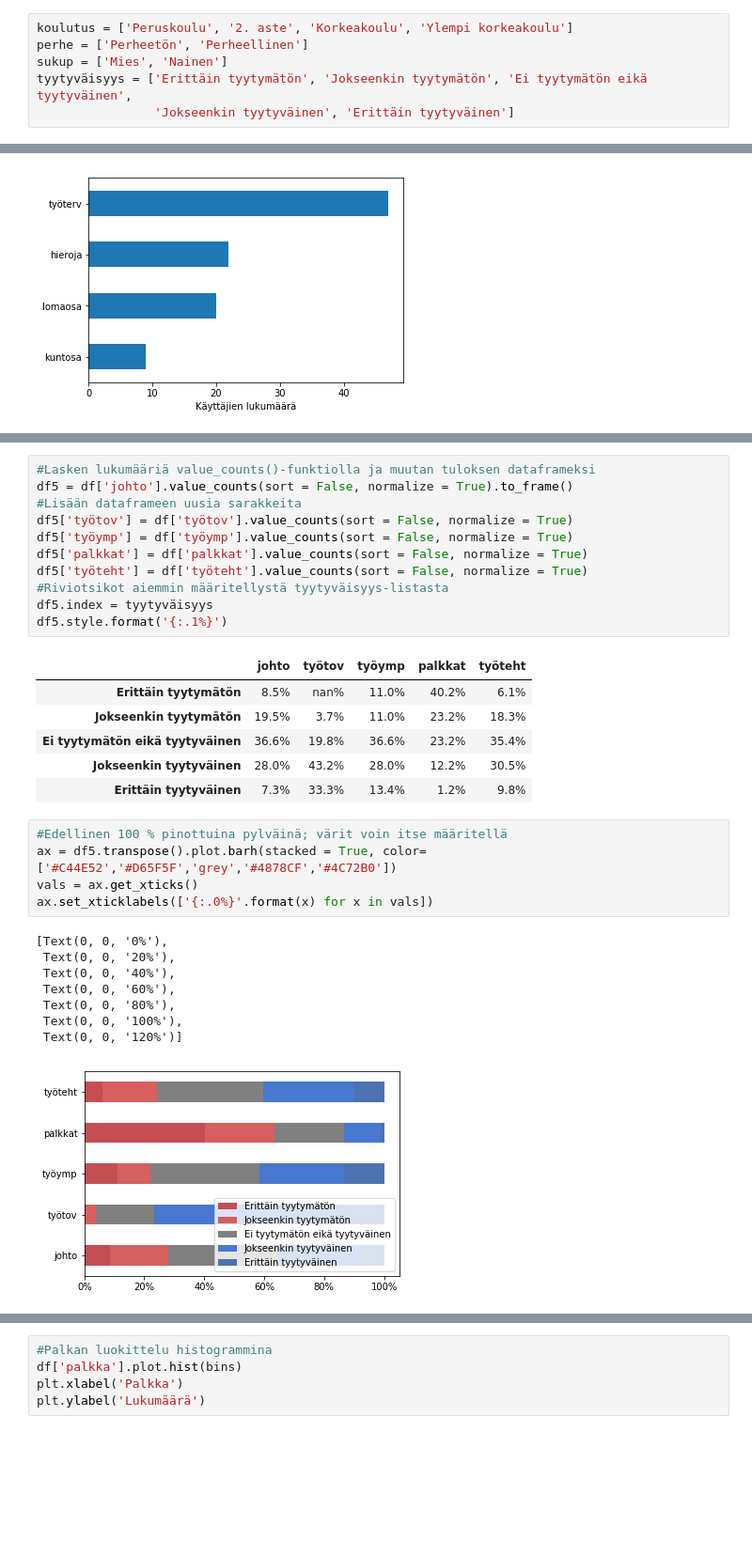
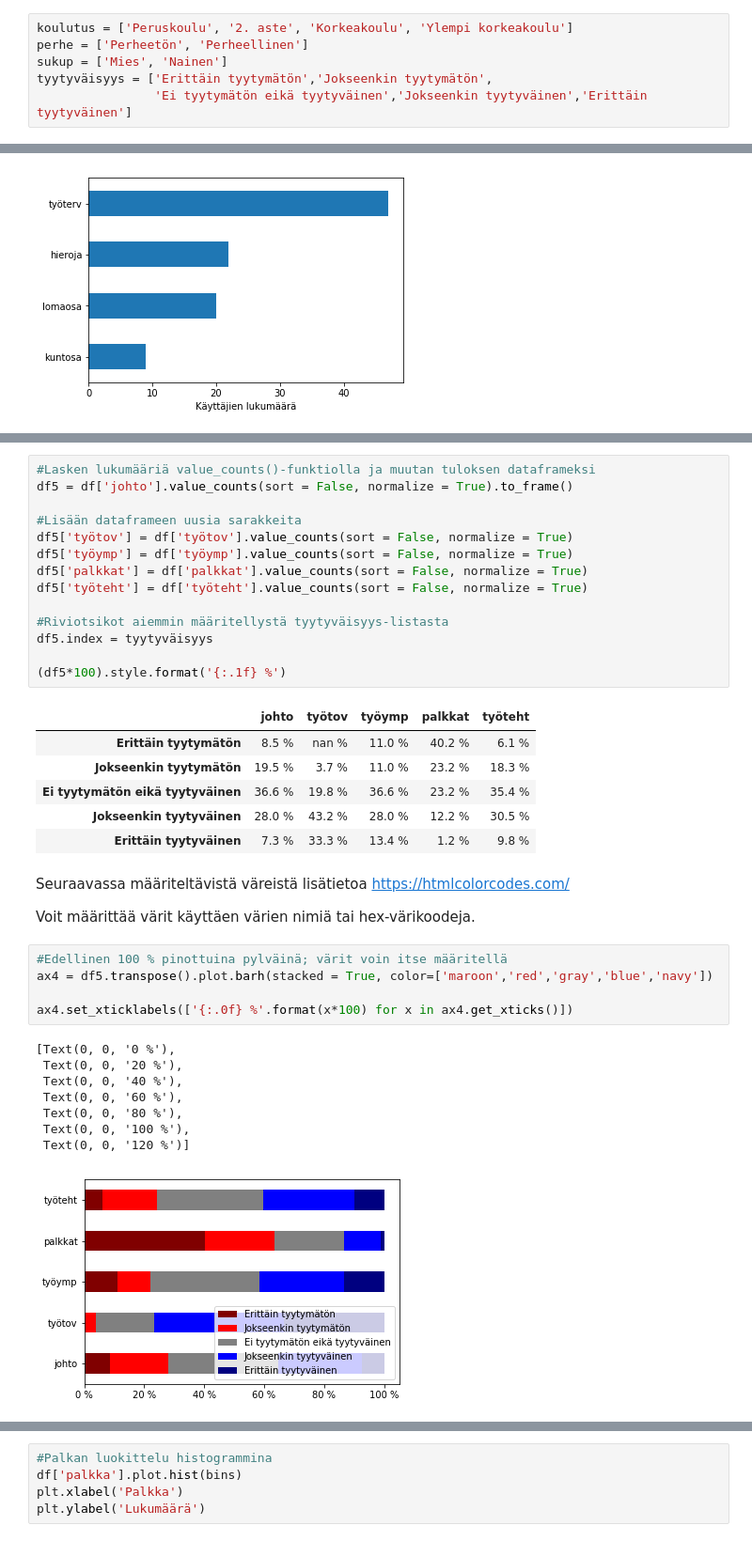
Before and after one commit to SalminenJani/kurssi, a Jupyter notebook: lukumaaria.ipynb, the cells around one changed output, grey strips where cells are left out. Shown at 94% size. Saved outputs shown, nothing was run; the diff lists cells and outputs as text; blank space fills up the shorter version.

```diff
--- a/lukumaaria.ipynb
+++ b/lukumaaria.ipynb
@@ -32,8 +32,8 @@ Muuttujien mahdolliset tektimuotoiset arvot kannattaa tallentaa lista-muuttujiin
 koulutus = ['Peruskoulu', '2. aste', 'Korkeakoulu', 'Ylempi korkeakoulu']
 perhe = ['Perheetön', 'Perheellinen']
 sukup = ['Mies', 'Nainen']
-tyytyväisyys = ['Erittäin tyytymätön', 'Jokseenkin tyytymätön', 'Ei tyytymätön eikä tyytyväinen',
-                'Jokseenkin tyytyväinen', 'Erittäin tyytyväinen']
+tyytyväisyys = ['Erittäin tyytymätön','Jokseenkin tyytymätön',
+                'Ei tyytymätön eikä tyytyväinen','Jokseenkin tyytyväinen','Erittäin tyytyväinen']
 # %% [markdown]
 <h2>crosstab() laskee lukumäärät</h2>
 
@@ -192,34 +213,41 @@ ax.set_xticklabels(['{:.0%}'.format(x) for x in vals])
 # %%
 #Lasken lukumääriä value_counts()-funktiolla ja muutan tuloksen dataframeksi
 df5 = df['johto'].value_counts(sort = False, normalize = True).to_frame()
+
 #Lisään dataframeen uusia sarakkeita
 df5['työtov'] = df['työtov'].value_counts(sort = False, normalize = True)
 df5['työymp'] = df['työymp'].value_counts(sort = False, normalize = True)
 df5['palkkat'] = df['palkkat'].value_counts(sort = False, normalize = True)
 df5['työteht'] = df['työteht'].value_counts(sort = False, normalize = True)
+
 #Riviotsikot aiemmin määritellystä tyytyväisyys-listasta
 df5.index = tyytyväisyys
-df5.style.format('{:.1%}')
+
+(df5*100).style.format('{:.1f} %')
 # %% [output]
 |  | johto | työtov | työymp | palkkat | työteht |
-| Erittäin tyytymätön | 8.5% | nan% | 11.0% | 40.2% | 6.1% |
-| Jokseenkin tyytymätön | 19.5% | 3.7% | 11.0% | 23.2% | 18.3% |
-| Ei tyytymätön eikä tyytyväinen | 36.6% | 19.8% | 36.6% | 23.2% | 35.4% |
-| Jokseenkin tyytyväinen | 28.0% | 43.2% | 28.0% | 12.2% | 30.5% |
-| Erittäin tyytyväinen | 7.3% | 33.3% | 13.4% | 1.2% | 9.8% |
+| Erittäin tyytymätön | 8.5 % | nan % | 11.0 % | 40.2 % | 6.1 % |
+| Jokseenkin tyytymätön | 19.5 % | 3.7 % | 11.0 % | 23.2 % | 18.3 % |
+| Ei tyytymätön eikä tyytyväinen | 36.6 % | 19.8 % | 36.6 % | 23.2 % | 35.4 % |
+| Jokseenkin tyytyväinen | 28.0 % | 43.2 % | 28.0 % | 12.2 % | 30.5 % |
+| Erittäin tyytyväinen | 7.3 % | 33.3 % | 13.4 % | 1.2 % | 9.8 % |
+# %% [markdown]
+Seuraavassa määriteltävistä väreistä lisätietoa https://htmlcolorcodes.com/
+
+Voit määrittää värit käyttäen värien nimiä tai hex-värikoodeja.
 # %%
 #Edellinen 100 % pinottuina pylväinä; värit voin itse määritellä
-ax = df5.transpose().plot.barh(stacked = True, color=['#C44E52','#D65F5F','grey','#4878CF','#4C72B0'])
-vals = ax.get_xticks()
-ax.set_xticklabels(['{:.0%}'.format(x) for x in vals])
+ax4 = df5.transpose().plot.barh(stacked = True, color=['maroon','red','gray','blue','navy'])
+
+ax4.set_xticklabels(['{:.0f} %'.format(x*100) for x in ax4.get_xticks()])
 # %% [output]
-[Text(0, 0, '0%'),
- Text(0, 0, '20%'),
- Text(0, 0, '40%'),
- Text(0, 0, '60%'),
- Text(0, 0, '80%'),
- Text(0, 0, '100%'),
- Text(0, 0, '120%')]
+[Text(0, 0, '0 %'),
+ Text(0, 0, '20 %'),
+ Text(0, 0, '40 %'),
+ Text(0, 0, '60 %'),
+ Text(0, 0, '80 %'),
+ Text(0, 0, '100 %'),
+ Text(0, 0, '120 %')]
-[figure, old version]
+[figure, new version]
 # %% [markdown]
 <h2>Määrällisen muuttujan luokiteltu jakauma</h2>
```
Also changed, not shown: parts of 18 cells of this notebook.
